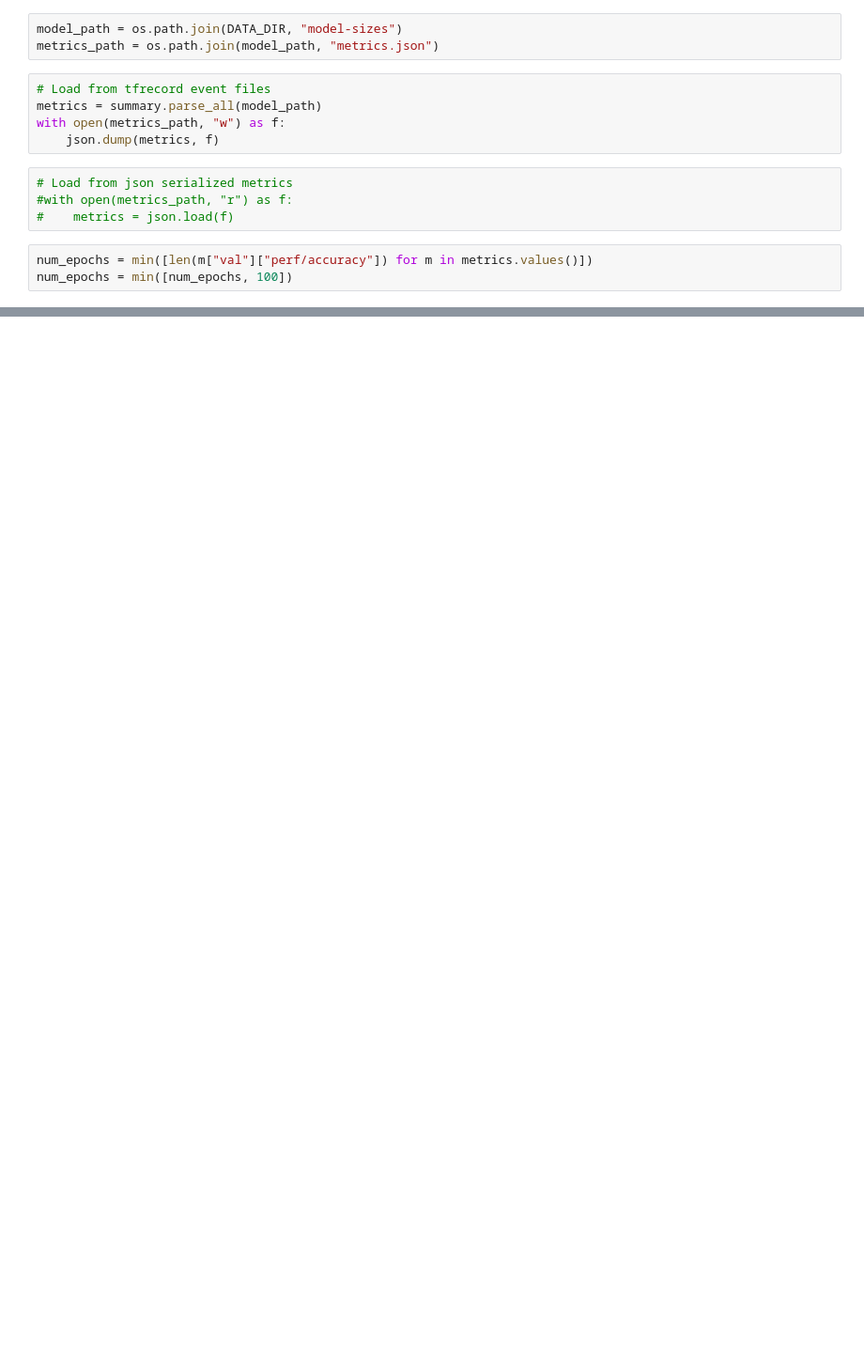
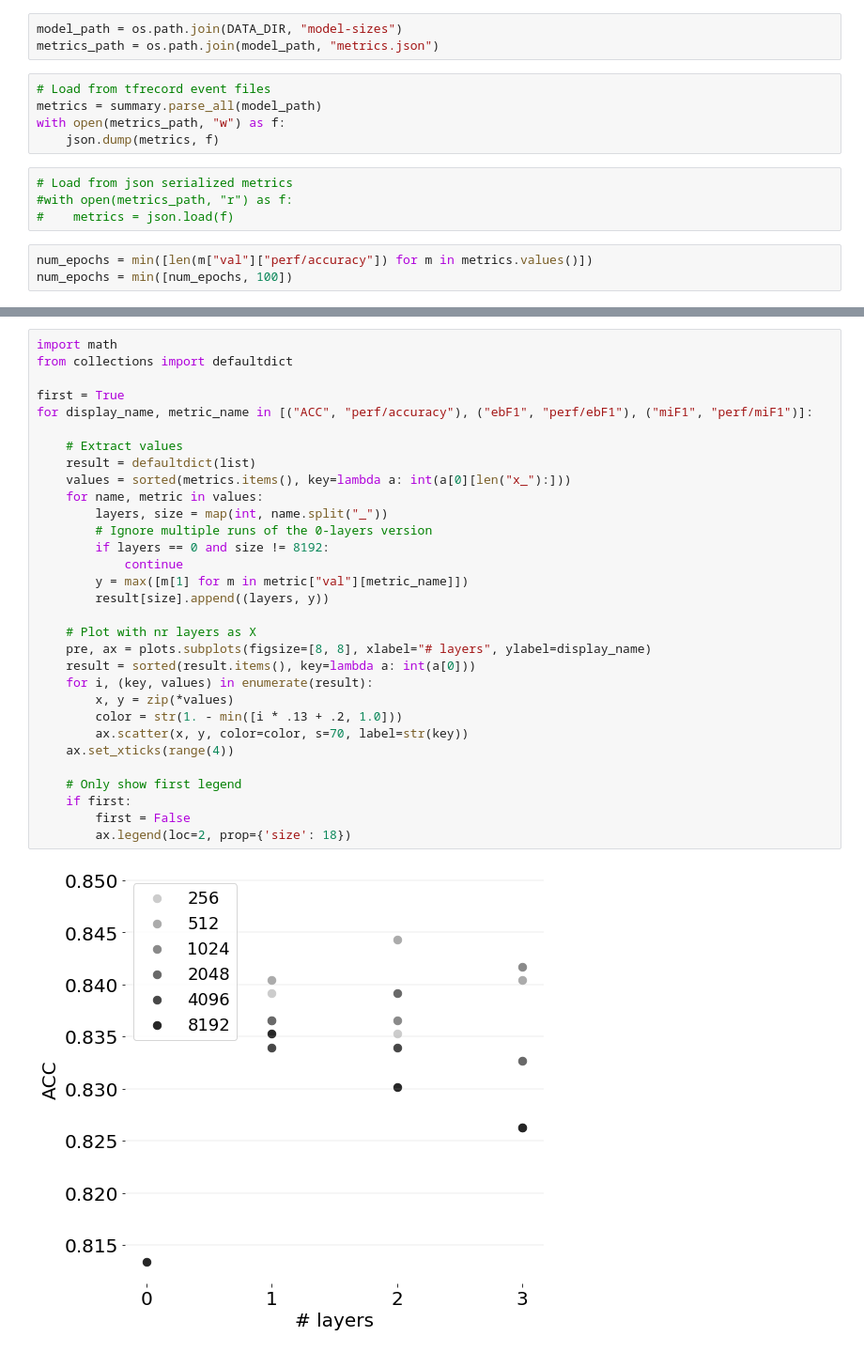
Before and after one commit to jpbottaro/anna, a Jupyter notebook: notebook/text/experiments/network-size.ipynb, the cells around one changed output, grey strips where cells are left out. Shown: that part at 94% size. Saved outputs shown, nothing was run; the diff lists cells and outputs as text; blank space fills up the shorter version.

```diff
--- a/notebook/text/experiments/network-size.ipynb
+++ b/notebook/text/experiments/network-size.ipynb
@@ -114,2 +113,35 @@ for metric_name in ["perf/accuracy", "perf/ebF1", "perf/miF1"]:
 [figure]
 [figure]
+# %%
+import math
+from collections import defaultdict
+
+first = True
+for display_name, metric_name in [("ACC", "perf/accuracy"), ("ebF1", "perf/ebF1"), ("miF1", "perf/miF1")]:
+
+    # Extract values
+    result = defaultdict(list)
+    values = sorted(metrics.items(), key=lambda a: int(a[0][len("x_"):]))
+    for name, metric in values:
+        layers, size = map(int, name.split("_"))
+        # Ignore multiple runs of the 0-layers version
+        if layers == 0 and size != 8192:
+            continue
+        y = max([m[1] for m in metric["val"][metric_name]])
+        result[size].append((layers, y))
+
+    # Plot with nr layers as X
+    pre, ax = plots.subplots(figsize=[8, 8], xlabel="# layers", ylabel=display_name)
+    result = sorted(result.items(), key=lambda a: int(a[0]))
+    for i, (key, values) in enumerate(result):
+        x, y = zip(*values)
+        color = str(1. - min([i * .13 + .2, 1.0]))
+        ax.scatter(x, y, color=color, s=70, label=str(key))
+    ax.set_xticks(range(4))
+
+    # Only show first legend
+    if first:
+        first = False
+        ax.legend(loc=2, prop={'size': 18})
+# %% [output]
+[figure, added]
```
Also changed, not shown: parts of 5 cells of this notebook.
